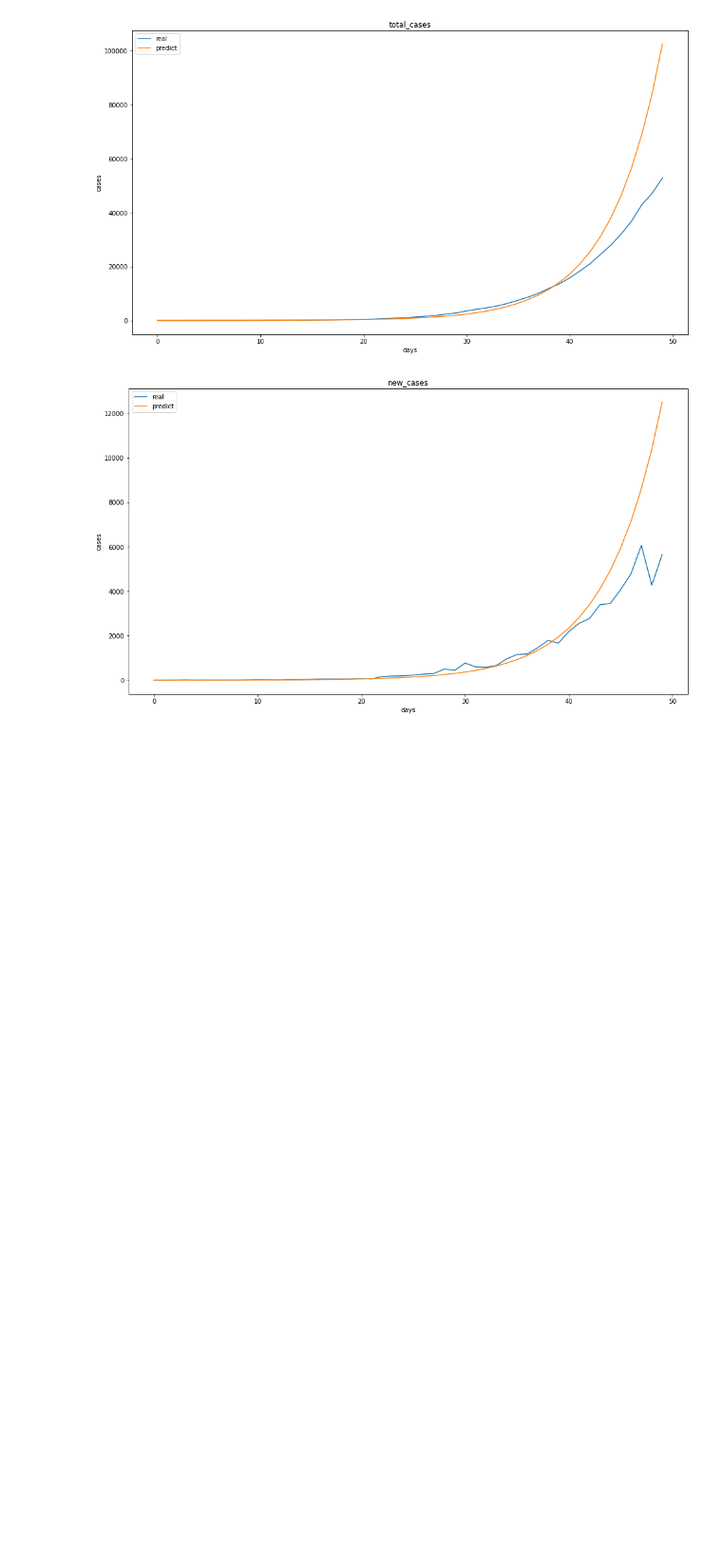
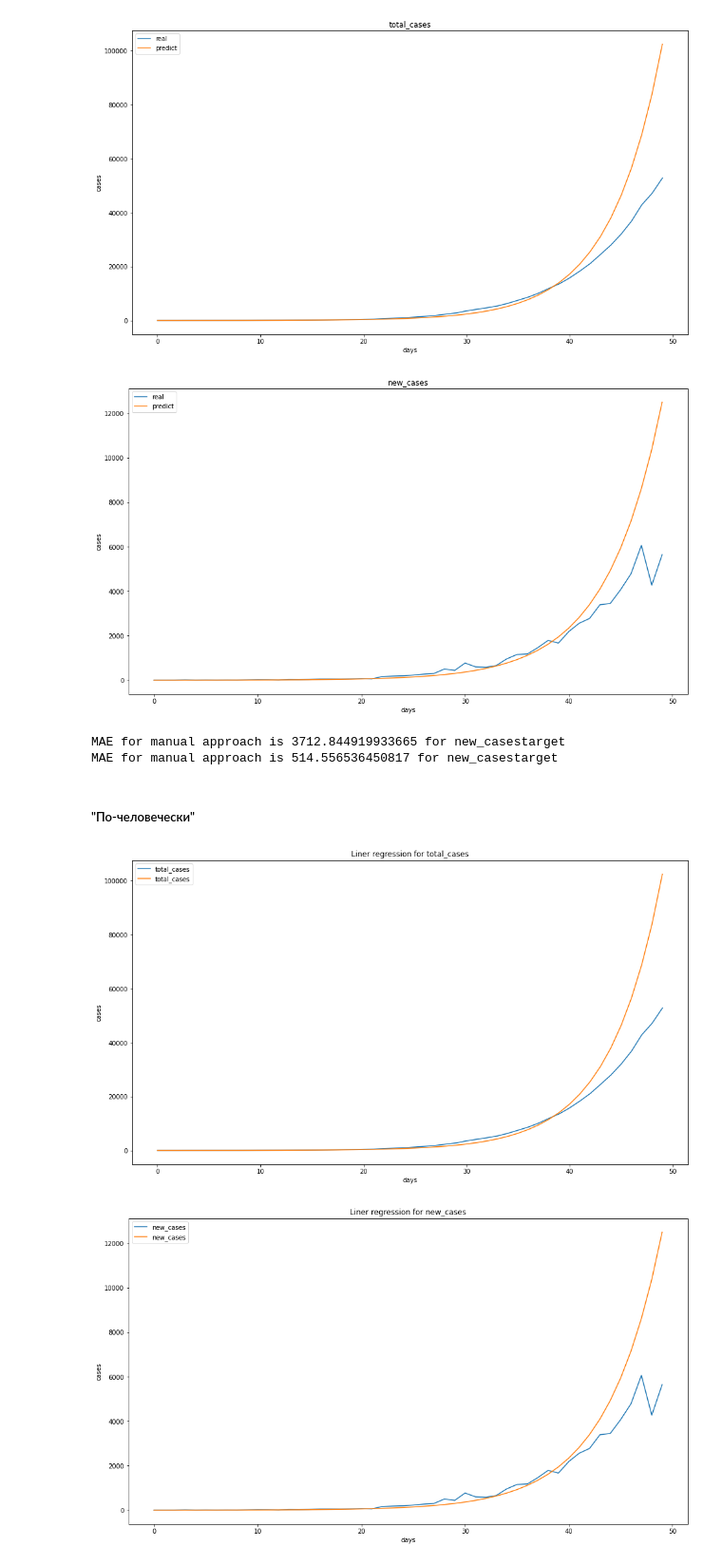
Before and after one commit to maxima1ist/made-advanced-ml-2022-hw, a Jupyter notebook: hw-1/linear_regression.ipynb, the cells around one changed output. Shown at 95% size. Cells and saved outputs as stored; diff of their text form; code cells hidden in the pictures; blank space fills up the shorter version.

Commit message:
Added automation implementation of linear regresssion with exponential functions.

```diff
--- a/hw-1/linear_regression.ipynb
+++ b/hw-1/linear_regression.ipynb
@@ -130,11 +134,11 @@ plt.show()
 # %%
 def linear_log(target, plot=False):
     x = np.array(range(len(train_target_log.index))).reshape(-1, 1)
-    y = train_target_log[target].to_numpy()
+    y = train_target_log[target]
 
-    exp_model = LinearRegression()
-    exp_model.fit(x, y)
-    pred = exp_model.predict(x)
+    model = LinearRegression()
+    model.fit(x, y)
+    pred = model.predict(x)
 
     if plot:
         plt.figure(figsize=(16, 9))
@@ -184,3 +188,52 @@ for i in range(len(targets)):
 # %% [output]
 [figure]
 [figure]
+# %%
+maes_manual_approach = []
+
+for i in range(len(targets)):
+    maes_manual_approach.append(mean_absolute_error(train_target[targets[i]], ys[i]))
+    print("MAE for manual approach is " + str(maes_manual_approach[i]) + " for " + target + "target")
+# %% [output]
+MAE for manual approach is 3712.844919933665 for new_casestarget
+MAE for manual approach is 514.556536450817 for new_casestarget
+# %% [markdown]
+##### "По-человечески"
+# %%
+def linear_exp(target, plot=False):
+    x = np.array(range(len(train_target.index)))
+    y = train_target[target]
+
+    A = np.vstack([x, np.ones(len(x))]).T
+    beta, log_alpha = np.linalg.lstsq(A, np.log(y), rcond = None)[0]
+    alpha = np.exp(log_alpha)
+
+    pred = [alpha * math.exp(beta * value) for value in x]
+
+    if plot:
+        plt.figure(figsize=(16, 9))
+
+        plt.plot(range(len(train_target.index)), train_target[target], label=target)
+        plt.plot(range(len(train_target.index)), pred, label=target)
+
+        plt.xlabel("days")
+        plt.ylabel("cases")
+        plt.title("Liner regression for " + target)
+
+        plt.legend()
+        plt.show()
+
+    return (pred, alpha, beta)
+# %%
+fs = []
+alphas = []
+betas = []
+
+for target in targets:
+    params = linear_exp(target, True)
+    fs.append(params[0])
+    alphas.append(params[1])
+    betas.append(params[2])
+# %% [output]
+[figure, added]
+[figure, added]
```
Also changed, not shown: parts of 5 cells of this notebook.
